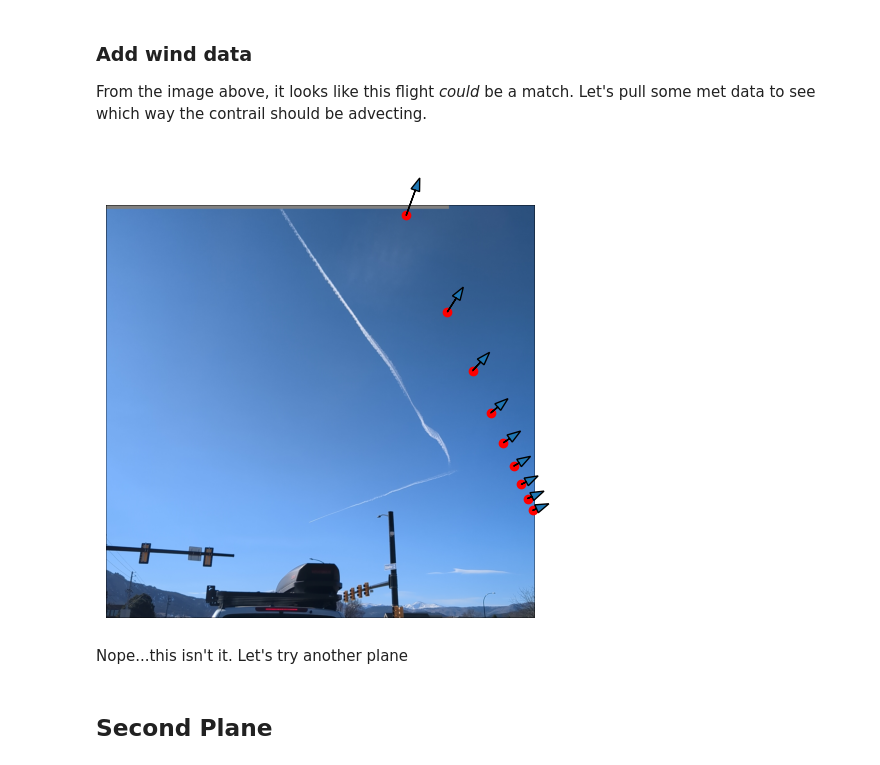
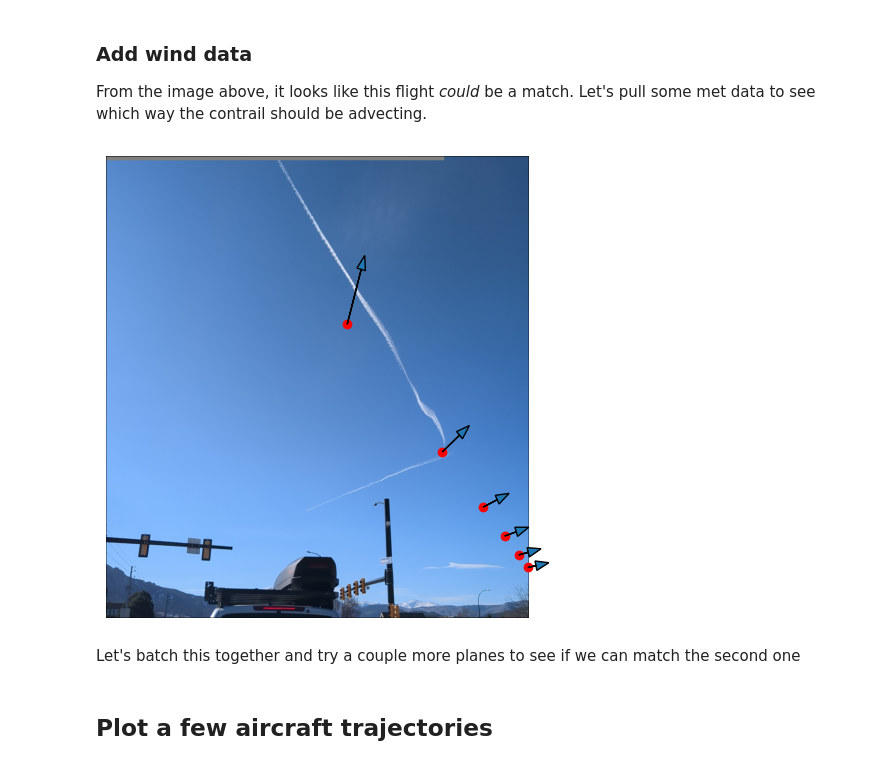
Before and after one commit to contrailcirrus/2024-06-contrails-workshop, a Jupyter notebook: labs/observer_app_hackathon/references/computer_vision/Plot Flight Trajectory.ipynb, the cells around one changed output. Cells and saved outputs as stored; diff of their text form; code cells hidden in the pictures.

Commit message:
Fixes unit conversion error

```diff
--- a/labs/observer_app_hackathon/references/computer_vision/Plot Flight Trajectory.ipynb
+++ b/labs/observer_app_hackathon/references/computer_vision/Plot Flight Trajectory.ipynb
@@ -276,7 +276,7 @@ P = np.hstack((calibration['cam_matrix'], np.array([[0], [0], [0]])))
 
 px = []
 for i in range(len(easting)):
-    plane__enu = np.array([[easting[i], northing[i], image_df['altitude_baro'][i], 1]]).T
+    plane__enu = np.array([[easting[i], northing[i], units.ft_to_m(image_df['altitude_baro'][i]), 1]]).T
     plane__cam = T__cam__enu @ plane__enu
     plane__cam /= plane__cam[-1]
     plane__undistorted_img = P @ plane__cam
@@ -327,7 +327,7 @@ scale = 100.0
 arrow_end = []
 for i in range(len(easting)):
     # We need the projected locations of the waypoints as the base of the arrows
-    plane__enu = np.array([[easting[i], northing[i], image_df['altitude_ft'][i], 1]]).T
+    plane__enu = np.array([[easting[i], northing[i], units.ft_to_m(image_df['altitude_ft'][i]), 1]]).T
     plane__cam = T__cam__enu @ plane__enu
     plane__cam /= plane__cam[-1]
     plane__undistorted_img = P @ plane__cam
@@ -341,38 +341,38 @@ for i in range(len(easting)):
         arrow__enu = np.array([[
             easting[i]+scale*fl['eastward_wind'][i],
             northing[i]+scale*fl['northward_wind'][i],
-            image_df['altitude_ft'][i],
+            units.ft_to_m(image_df['altitude_ft'][i]),
             1]]).T
         arrow__cam = T__cam__enu @ arrow__enu
         arrow__cam /= arrow__cam[-1]
         arrow__undistorted_img = P @ arrow__cam
         arrow__undistorted_img /= arrow__undistorted_img[-1]
         pt = arrow__undistorted_img[0:2]
         arrow_end.append(pt)
 
 arrow_end = np.array(arrow_end)[:,:,0]
 
 #Rotate everything back as we did before
 rot_px = rotate_pixels(px, -90, nx, ny)
 rot_arrow = rotate_pixels(arrow_end, -90, nx, ny)
 
 fig, ax = plt.subplots(1,figsize=(6,6))
 ax.imshow(img_undistorted[...,::-1],aspect='auto')
 ax.scatter(rot_px[:,0],rot_px[:,1], c='red')
 for i in range(len(rot_px)):
     # Syntax for plotting an arrow is (x origin, y origin, x length, y length)
     ax.arrow(
         rot_px[i,0],
         rot_px[i,1],
         rot_arrow[i,0]-rot_px[i,0],
         rot_arrow[i,1]-rot_px[i,1],
         head_width=40
     )
 ax.set_axis_off()
 # %% [output]
-[figure, old version]
+[figure, new version]
 # %% [markdown]
-Nope...this isn't it.  Let's try another plane
+Let's batch this together and try a couple more planes to see if we can match the second one
 # %% [markdown]
-## Second Plane
+## Plot a few aircraft trajectories
 # %%
```
Also changed, not shown: parts of 6 cells of this notebook.
